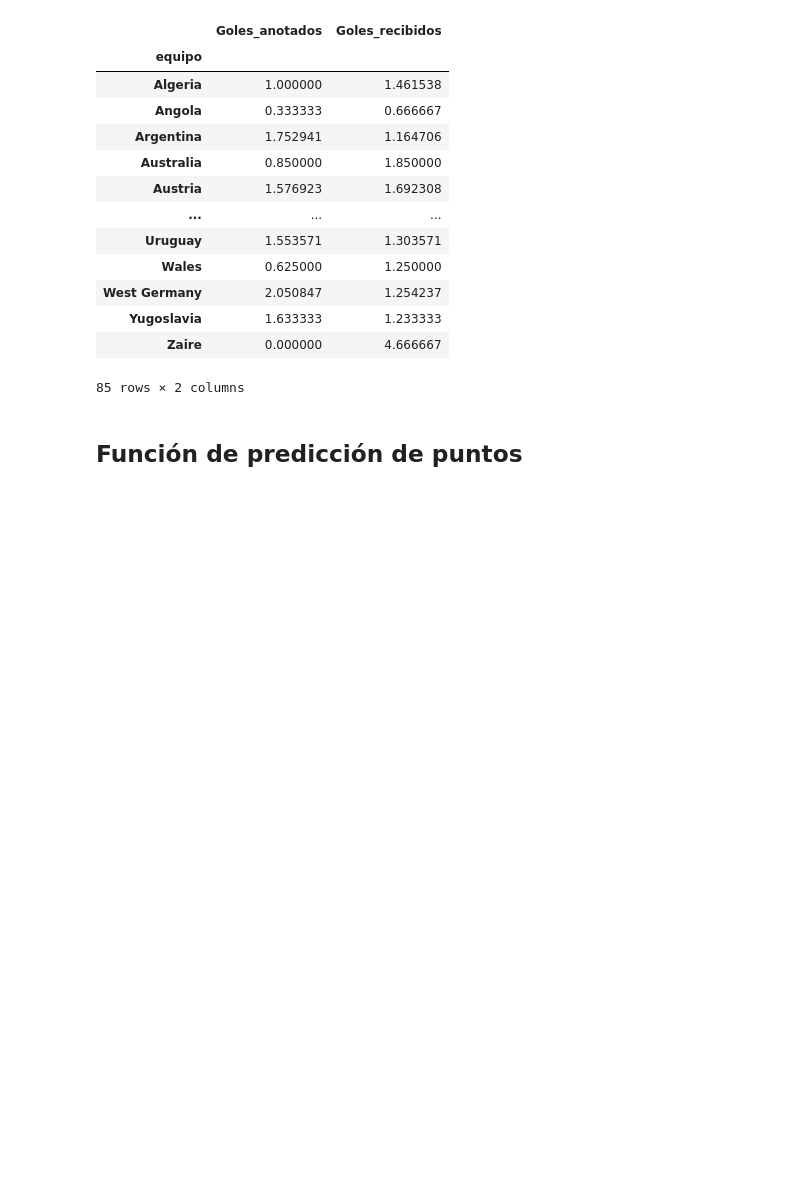
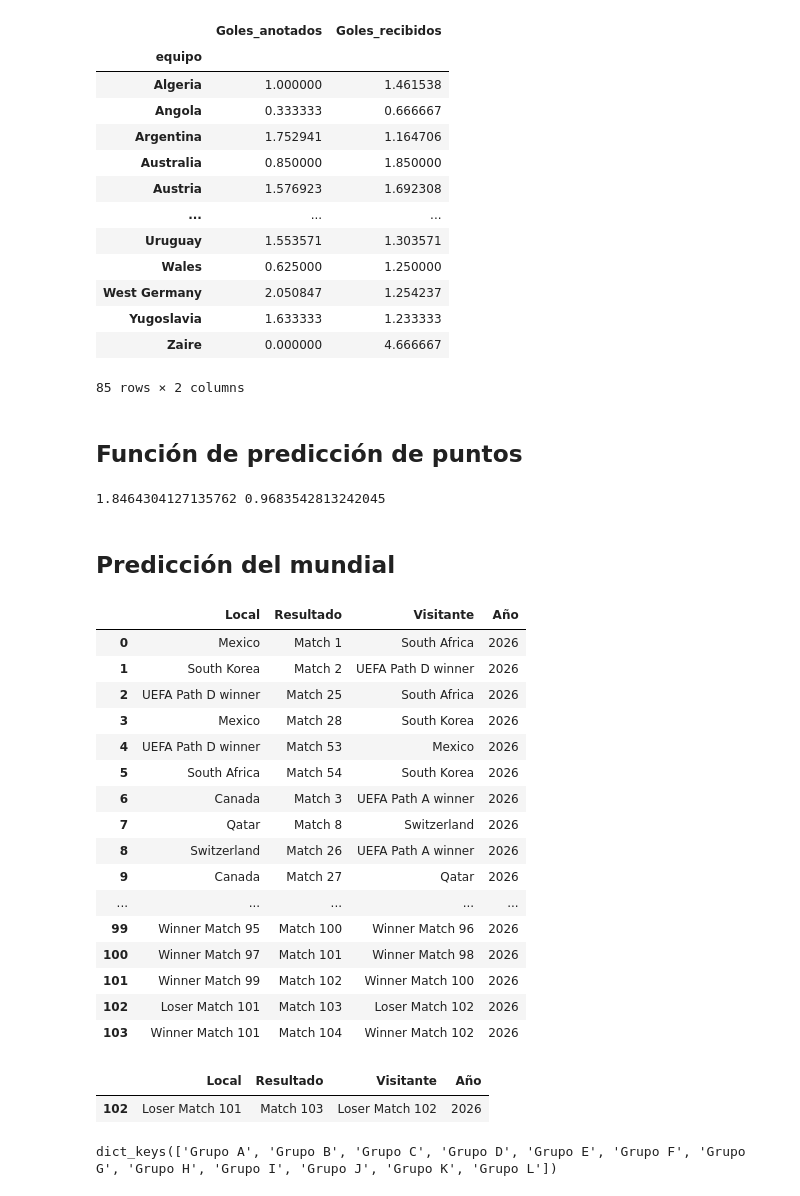
Before and after one commit to IVDAL2NIGHT/FIFA-Worldcup-2026-winner-predictor, a Jupyter notebook: modelo.ipynb, the cells around one changed output. Drawn from its saved outputs; the diff is of its cells as text; code cells hidden in the pictures; blank space fills up the shorter version.

```diff
--- a/modelo.ipynb
+++ b/modelo.ipynb
@@ -149,3 +184,10 @@ def predict_points(home, away):
         return (points_home, points_away)
     else:
         return (0, 0)
+# %%
+home_points, away_points = predict_points('Argentina', 'Colombia')
+print(home_points, away_points)
+# %% [output]
+1.8464304127135762 0.9683542813242045
+# %% [markdown]
+## Predicción del mundial
@@ -151,0 +197,20 @@ def predict_points(home, away):
+# %%
+df_fixture
+# %% [output]
+|  | Local | Resultado | Visitante | Año |
+| 0 | Mexico | Match 1 | South Africa | 2026 |
+| 1 | South Korea | Match 2 | UEFA Path D winner | 2026 |
+| 2 | UEFA Path D winner | Match 25 | South Africa | 2026 |
+| 3 | Mexico | Match 28 | South Korea | 2026 |
+| 4 | UEFA Path D winner | Match 53 | Mexico | 2026 |
+| 5 | South Africa | Match 54 | South Korea | 2026 |
+| 6 | Canada | Match 3 | UEFA Path A winner | 2026 |
+| 7 | Qatar | Match 8 | Switzerland | 2026 |
+| 8 | Switzerland | Match 26 | UEFA Path A winner | 2026 |
+| 9 | Canada | Match 27 | Qatar | 2026 |
+| ... | ... | ... | ... | ... |
+| 99 | Winner Match 95 | Match 100 | Winner Match 96 | 2026 |
+| 100 | Winner Match 97 | Match 101 | Winner Match 98 | 2026 |
+| 101 | Winner Match 99 | Match 102 | Winner Match 100 | 2026 |
+| 102 | Loser Match 101 | Match 103 | Loser Match 102 | 2026 |
+| 103 | Winner Match 101 | Match 104 | Winner Match 102 | 2026 |
@@ -151,0 +225,9 @@ def predict_points(home, away):
+# %%
+df_fixture_tercer
+# %% [output]
+|  | Local | Resultado | Visitante | Año |
+| 102 | Loser Match 101 | Match 103 | Loser Match 102 | 2026 |
+# %%
+dict_table.keys()
+# %% [output]
+dict_keys(['Grupo A', 'Grupo B', 'Grupo C', 'Grupo D', 'Grupo E', 'Grupo F', 'Grupo G', 'Grupo H', 'Grupo I', 'Grupo J', 'Grupo K', 'Grupo L'])
```
Also changed, not shown: parts of 16 cells of this notebook, 2 other files.
